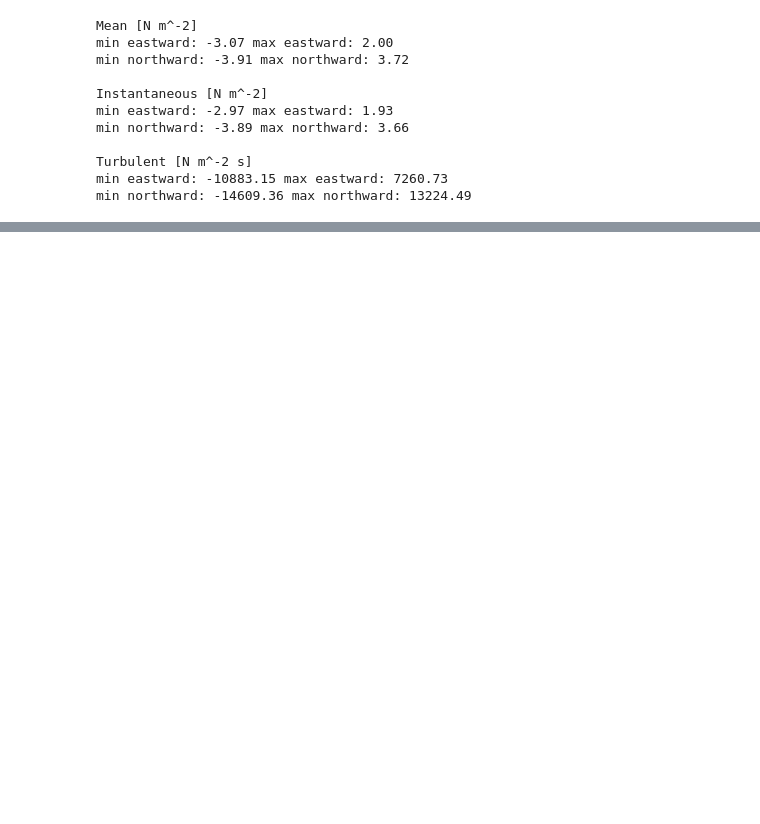
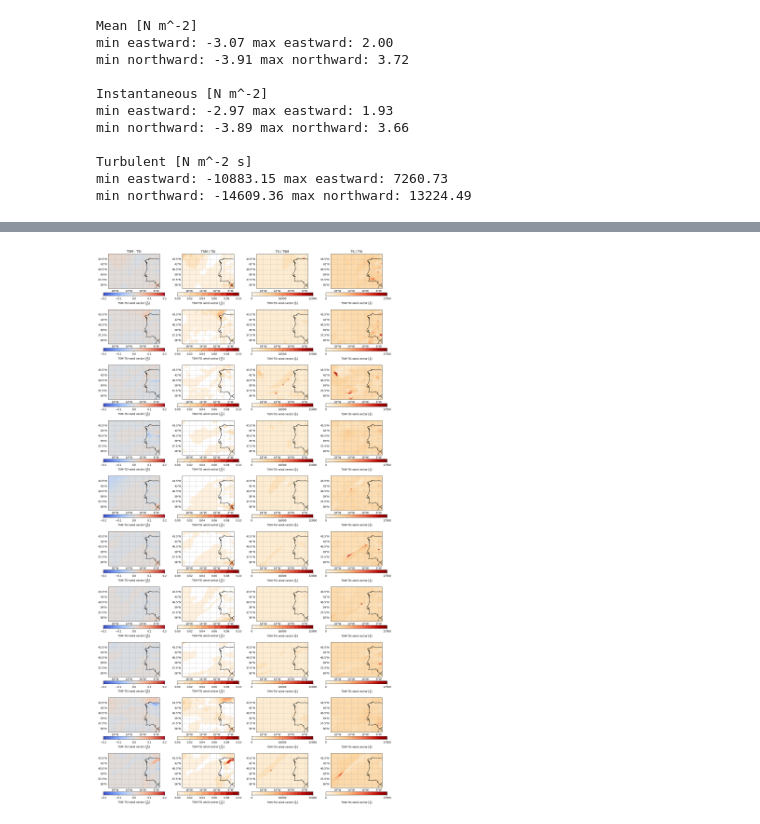
Before and after one commit to Marie-Louise-Korte/Iberian_Coast_Upwelling, a Jupyter notebook: 2_ERA5_variables_compare.ipynb, the cells around one changed output, grey strips where cells are left out. Drawn from its saved outputs; the diff is of its cells as text; code cells hidden in the pictures; blank space fills up the shorter version.

```diff
--- a/2_ERA5_variables_compare.ipynb
+++ b/2_ERA5_variables_compare.ipynb
@@ -124,0 +95,63 @@ np.
+# %%
+## look at the differences between the datasets
+
+# TSM - TSI
+TSM_wind_vec = np.hypot(TSM.metss, TSM.mntss)
+TSI_wind_vec = np.hypot(TSI.iews, TSI.inss)
+
+TSM_minus_TSI = TSM_wind_vec - TSI_wind_vec
+TSM_devided_TSI = TSM_wind_vec - TSI_wind_vec
+
+# TS / TSM
+TS_wind_vec = np.hypot(TS.ewss, TS.nsss)
+
+TS_devided_TSM = TS_wind_vec / TSM_wind_vec
+
+# TS / TSI
+TS_devided_TSI = TS_wind_vec / TSI_wind_vec
+# %%
+## plot comarison
+
+## plot
+
+fig, ax = plt.subplots(10, 4, figsize = (16,30), subplot_kw={'projection': ccrs.PlateCarree()})
+
+for r in np.arange(0, 10):
+    for c in np.arange(0, 4):
+        ax[r,c].set_extent([-20, -5, 45, 35])
+        ax[r,c].coastlines()
+        gls = ax[r,c].gridlines(draw_labels=True, linewidth = 0.5)
+        gls.top_labels = False
+        gls.right_labels = False
+
+for r in np.arange(0, 10):
+    ax[0,0].set_title('TSM - TSI')
+    im1 = ax[r,0].contourf(TS.lon, TS.lat, TSM_minus_TSI.isel(time = r), transform = ccrs.PlateCarree(), cmap='coolwarm',
+                           levels = np.arange(-0.2,0.21,0.01))
+
+    ax[0,1].set_title('TSM / TSI')
+    im2 = ax[r,1].contourf(TS.lon, TS.lat, TSM_devided_TSI.isel(time = r), transform = ccrs.PlateCarree(), cmap='OrRd',
+                           levels = np.arange(0,0.11,0.01))
+
+    ax[0,2].set_title('TS / TSM')
+    im3 = ax[r,2].contourf(TS.lon, TS.lat, TS_devided_TSM.isel(time = r), transform = ccrs.PlateCarree(), cmap='OrRd',
+                           levels = np.arange(0,34000,2000))
+
+    ax[0,3].set_title('TS / TSI')
+    im4 = ax[r,3].contourf(TS.lon, TS.lat, TS_devided_TSI.isel(time = r), transform = ccrs.PlateCarree(), cmap='OrRd',
+                           levels = np.arange(0,18000,500))
+
+
+    plt.colorbar(im1, ax = ax[r,0], label = r'TSM-TSI wind vector [$\frac{N}{m^2}$]',
+                 pad = 0.09, orientation = 'horizontal', ticks = np.arange(-0.2,0.3,0.1));
+    plt.colorbar(im2, ax = ax[r,1], label = r'TSM-TSI wind vector [$\frac{N}{m^2}$]',
+                 pad = 0.09, orientation = 'horizontal', ticks = np.arange(0,0.12,0.02));
+    plt.colorbar(im3, ax = ax[r,2], label = r'TSM-TSI wind vector [$\frac{1}{s}$]',
+                 pad = 0.09, orientation = 'horizontal', ticks = np.arange(0,48000,16000));
+    plt.colorbar(im4, ax = ax[r,3], label = r'TSM-TSI wind vector [$\frac{1}{s}$]',
+                 pad = 0.09, orientation = 'horizontal', ticks = np.arange(0,25000,17500));
+
+fig.tight_layout()
+fig.savefig('../../Iberian_Coast_Upwelling/Figures/ERA5_compare_datasets_1.png', dpi = 300)
+# %% [output]
+[figure, added]
```
Also changed, not shown: parts of 7 cells of this notebook.
